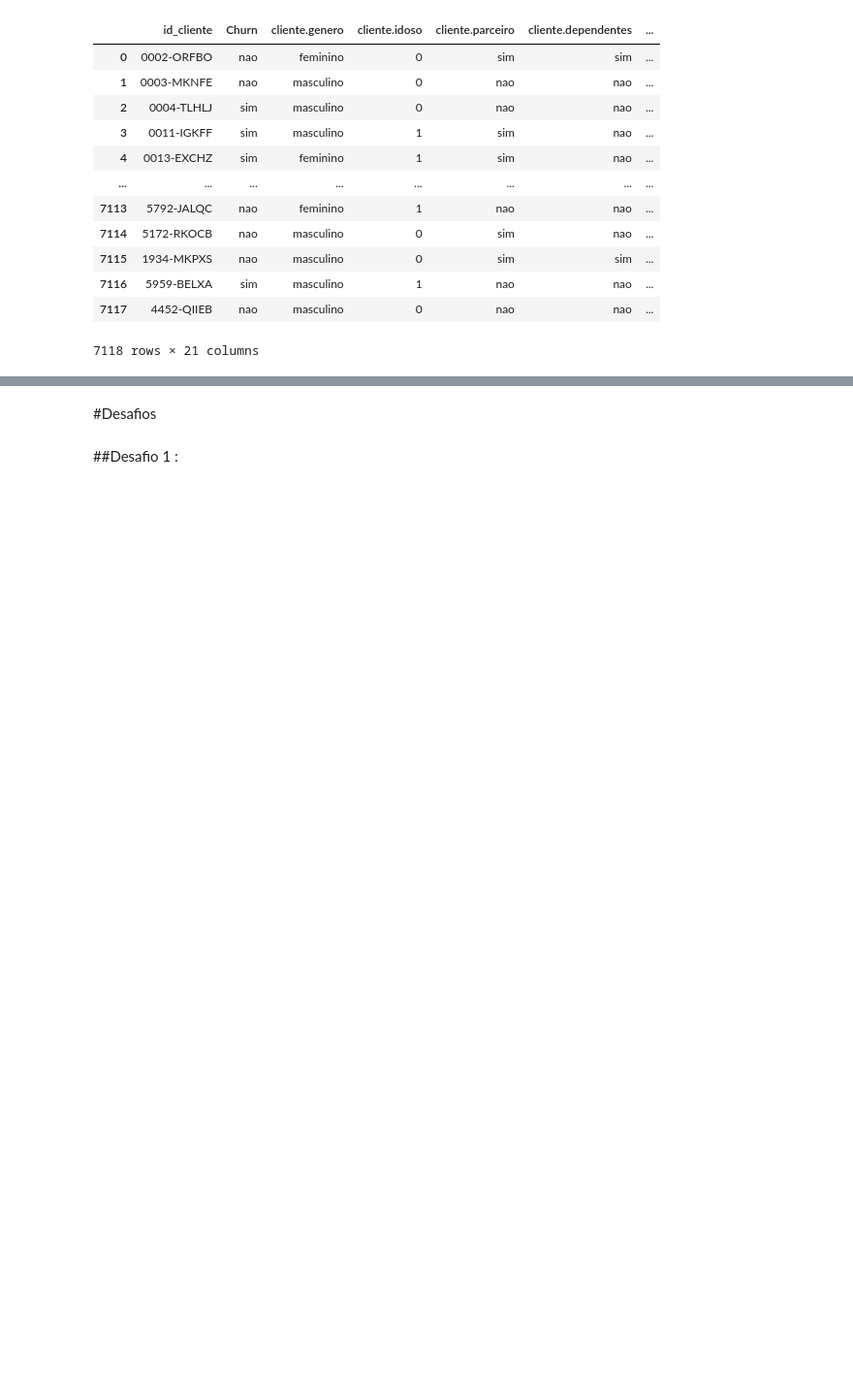
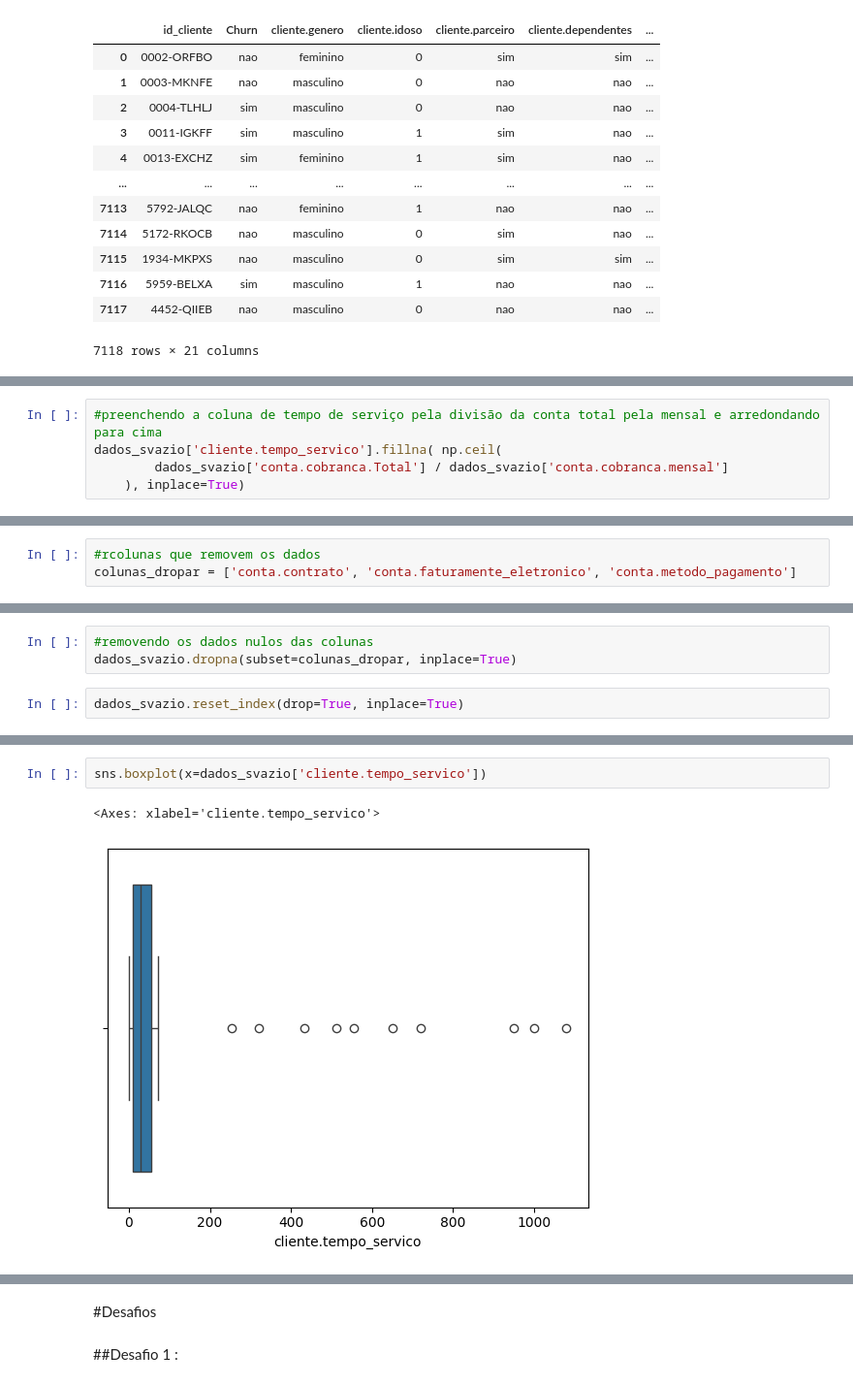
Before and after one commit to cauancalmeida/Data_Science_studies, a Jupyter notebook: Limpeza_e_tratamento_de_dados.ipynb, the cells around one changed output, grey strips where cells are left out. Shown at 97% size. Drawn from its saved outputs; the diff is of its cells as text; blank space fills up the shorter version.

```diff
--- a/Limpeza_e_tratamento_de_dados.ipynb
+++ b/Limpeza_e_tratamento_de_dados.ipynb
@@ -234,0 +339,5 @@ dados_svazio
+# %%
+#preenchendo a coluna de tempo de serviço pela divisão da conta total pela mensal e arredondando para cima
+dados_svazio['cliente.tempo_servico'].fillna( np.ceil(
+        dados_svazio['conta.cobranca.Total'] / dados_svazio['conta.cobranca.mensal']
+    ), inplace=True)
@@ -234,0 +398,3 @@ dados_svazio
+# %%
+#rcolunas que removem os dados
+colunas_dropar = ['conta.contrato', 'conta.faturamente_eletronico', 'conta.metodo_pagamento']
@@ -234,0 +405,5 @@ dados_svazio
+# %%
+#removendo os dados nulos das colunas
+dados_svazio.dropna(subset=colunas_dropar, inplace=True)
+# %%
+dados_svazio.reset_index(drop=True, inplace=True)
@@ -234,0 +526,5 @@ dados_svazio
+# %%
+sns.boxplot(x=dados_svazio['cliente.tempo_servico'])
+# %% [output]
+<Axes: xlabel='cliente.tempo_servico'>
+[figure, added]
```
Also changed, not shown: parts of 70 cells of this notebook.
